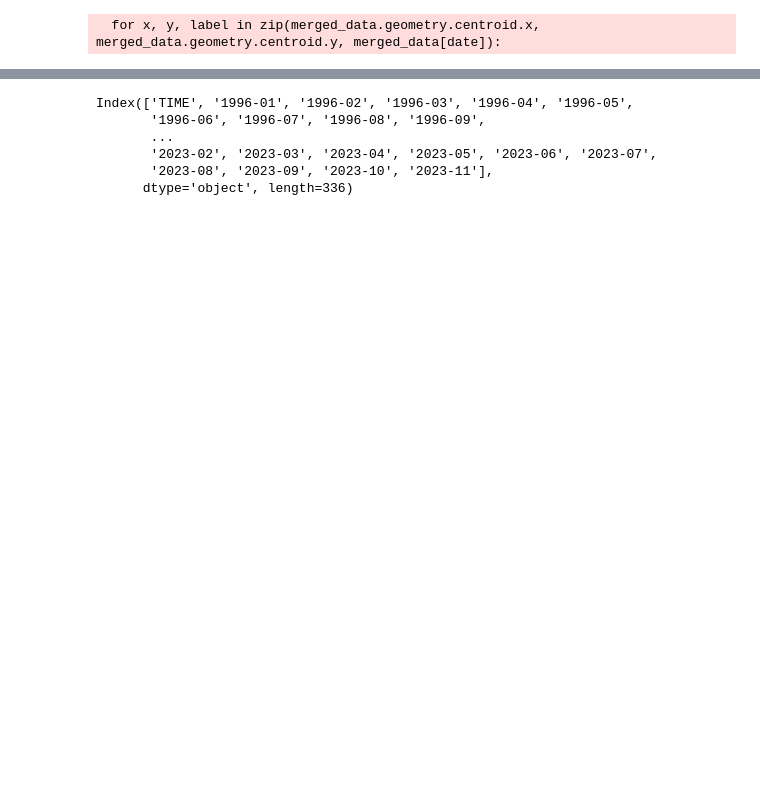
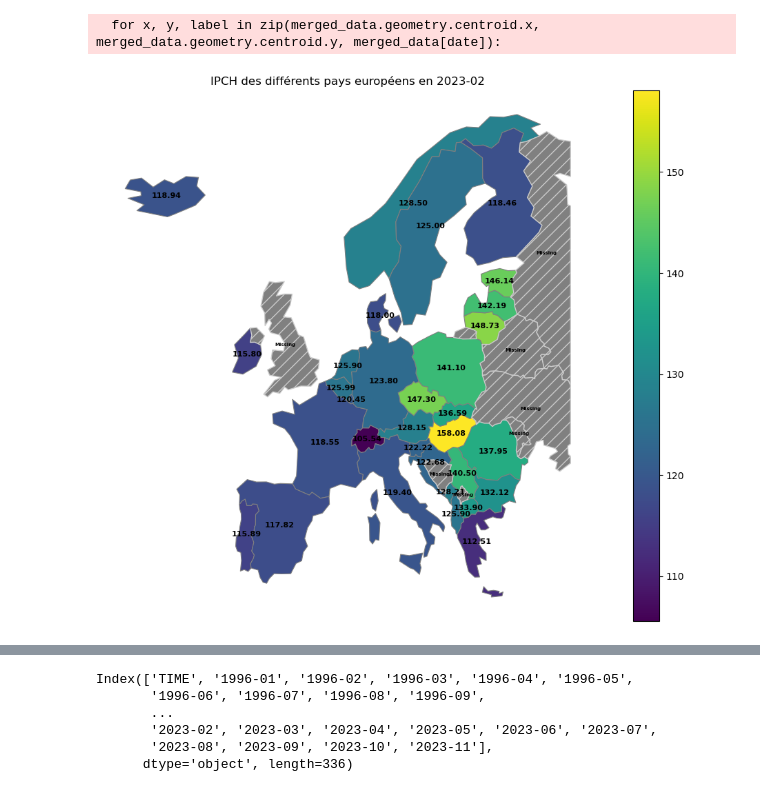
Before and after one commit to NathanVnh/Projet-Python, a Jupyter notebook: Carte.ipynb, the cells around one changed output, grey strips where cells are left out. Cells and saved outputs as stored; diff of their text form; code cells hidden in the pictures; blank space fills up the shorter version.

```diff
--- a/Carte.ipynb
+++ b/Carte.ipynb
@@ -69,7 +55,7 @@ plt.show()
 # %%
 #merged_data
 # %%
-date = '2020-02'
+date = '2023-02'
 fig, ax = plt.subplots(1, 1, figsize=(15, 10))
 merged_data.plot(column=date, cmap='viridis', linewidth=0.8, ax=ax, edgecolor='0.5', legend=True)
 merged_data[merged_data[date].isna()].plot(ax=ax, color='gray', hatch='//', edgecolor='0.8')
@@ -78,10 +64,7 @@ for x, y, label in zip(merged_data.geometry.centroid.x, merged_data.geometry.cen
         ax.text(x, y, 'Missing', fontsize=5, ha='center', va='center', color='black', fontweight='bold')
     else:
         ax.text(x, y, f'{label:.2f}', fontsize=8, ha='center', va='center', color='black', fontweight='bold')
-
-#for x, y, label in zip(merged_data.geometry.centroid.x, merged_data.geometry.centroid.y, merged_data['1996-02']):
-#    ax.text(x, y, f'{label:.2f}', fontsize=8, ha='center', va='center', color='white', fontweight='bold')
-ax.set_title('IPCH des différents pays européens')
+ax.set_title(f'IPCH des différents pays européens en {date}')
 ax.set_axis_off()
 legend = ax.get_legend()
 legend
@@ -92,2 +73,3 @@ plt.show()
   for x, y, label in zip(merged_data.geometry.centroid.x, merged_data.geometry.centroid.y, merged_data[date]):
+[figure, added]
 # %%
```
Also changed, not shown: parts of 5 cells of this notebook.
